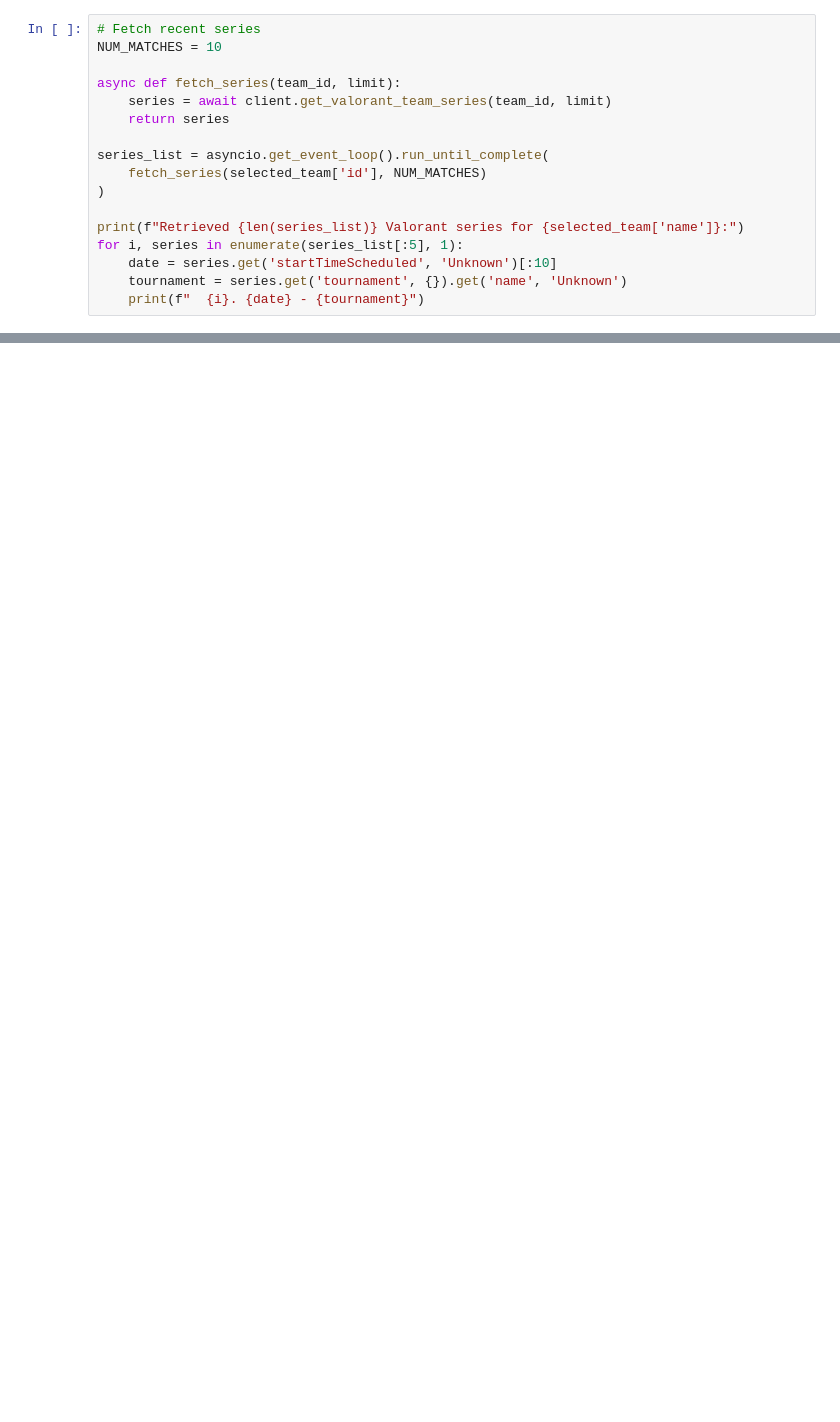
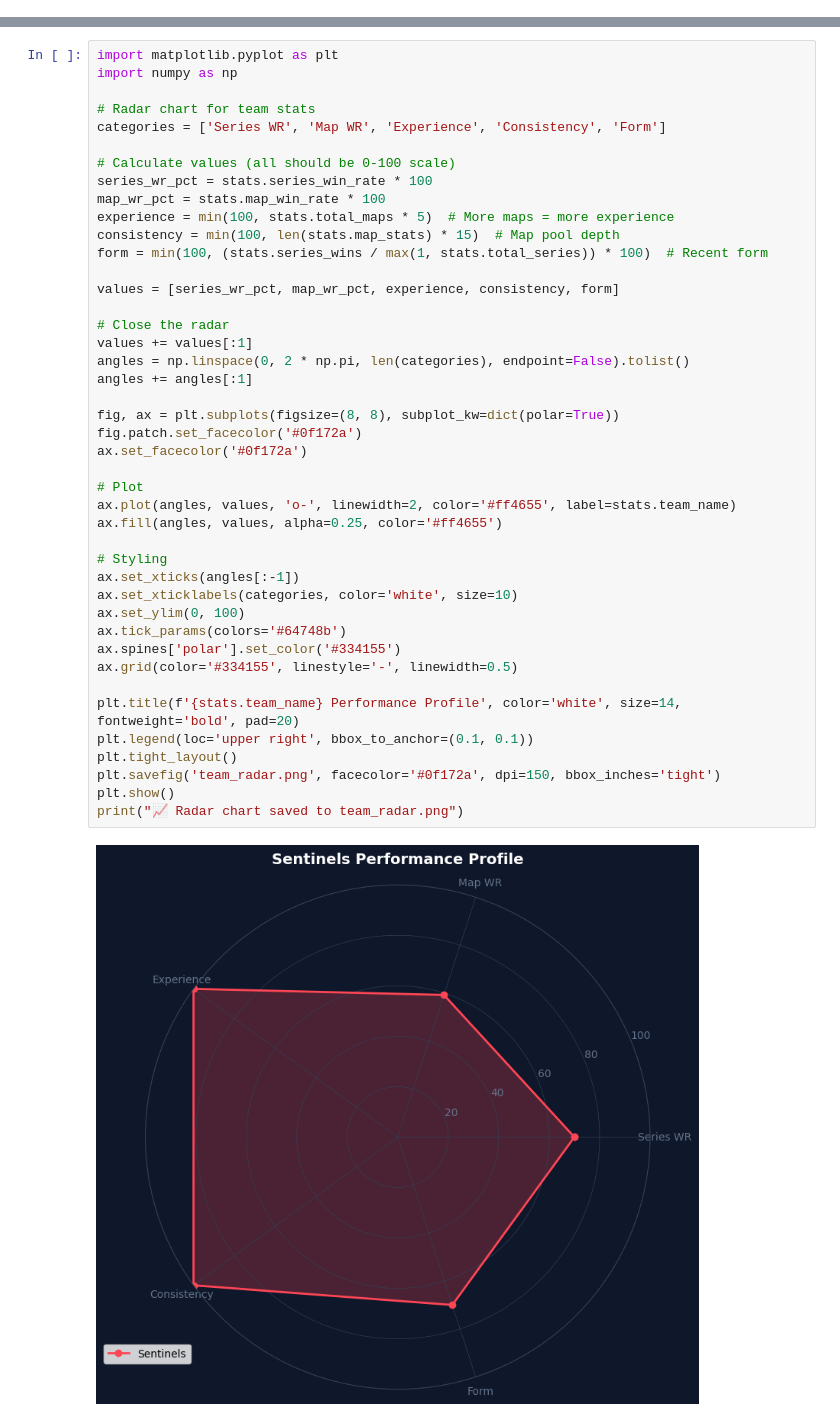
Before and after one commit to yanou16/valo-machine-learning, a Jupyter notebook: pipeline_documentation.ipynb, the cells around one changed output, grey strips where cells are left out. Saved outputs shown, nothing was run; the diff lists cells and outputs as text; blank space fills up the shorter version.

```diff
--- a/pipeline_documentation.ipynb
+++ b/pipeline_documentation.ipynb
@@ -147,17 +0,0 @@ Retrieve recent Valorant series (matches) for the selected team.
-# %%
-# Fetch recent series
-NUM_MATCHES = 10
-
-async def fetch_series(team_id, limit):
-    series = await client.get_valorant_team_series(team_id, limit)
-    return series
-
-series_list = asyncio.get_event_loop().run_until_complete(
-    fetch_series(selected_team['id'], NUM_MATCHES)
-)
-
-print(f"Retrieved {len(series_list)} Valorant series for {selected_team['name']}:")
-for i, series in enumerate(series_list[:5], 1):
-    date = series.get('startTimeScheduled', 'Unknown')[:10]
-    tournament = series.get('tournament', {}).get('name', 'Unknown')
-    print(f"  {i}. {date} - {tournament}")
@@ -398,0 +260,45 @@ The FastAPI backend exposes the following endpoints:
+# %%
+import matplotlib.pyplot as plt
+import numpy as np
+
+# Radar chart for team stats
+categories = ['Series WR', 'Map WR', 'Experience', 'Consistency', 'Form']
+
+# Calculate values (all should be 0-100 scale)
+series_wr_pct = stats.series_win_rate * 100
+map_wr_pct = stats.map_win_rate * 100
+experience = min(100, stats.total_maps * 5)  # More maps = more experience
+consistency = min(100, len(stats.map_stats) * 15)  # Map pool depth
+form = min(100, (stats.series_wins / max(1, stats.total_series)) * 100)  # Recent form
+
+values = [series_wr_pct, map_wr_pct, experience, consistency, form]
+
+# Close the radar
+values += values[:1]
+angles = np.linspace(0, 2 * np.pi, len(categories), endpoint=False).tolist()
+angles += angles[:1]
+
+fig, ax = plt.subplots(figsize=(8, 8), subplot_kw=dict(polar=True))
+fig.patch.set_facecolor('#0f172a')
+ax.set_facecolor('#0f172a')
+
+# Plot
+ax.plot(angles, values, 'o-', linewidth=2, color='#ff4655', label=stats.team_name)
+ax.fill(angles, values, alpha=0.25, color='#ff4655')
+
+# Styling
+ax.set_xticks(angles[:-1])
+ax.set_xticklabels(categories, color='white', size=10)
+ax.set_ylim(0, 100)
+ax.tick_params(colors='#64748b')
+ax.spines['polar'].set_color('#334155')
+ax.grid(color='#334155', linestyle='-', linewidth=0.5)
+
+plt.title(f'{stats.team_name} Performance Profile', color='white', size=14, fontweight='bold', pad=20)
+plt.legend(loc='upper right', bbox_to_anchor=(0.1, 0.1))
+plt.tight_layout()
+plt.savefig('team_radar.png', facecolor='#0f172a', dpi=150, bbox_inches='tight')
+plt.show()
+print("📈 Radar chart saved to team_radar.png")
+# %% [output]
+[figure, added]
```
Also changed, not shown: parts of 49 cells of this notebook, 12 other files.
